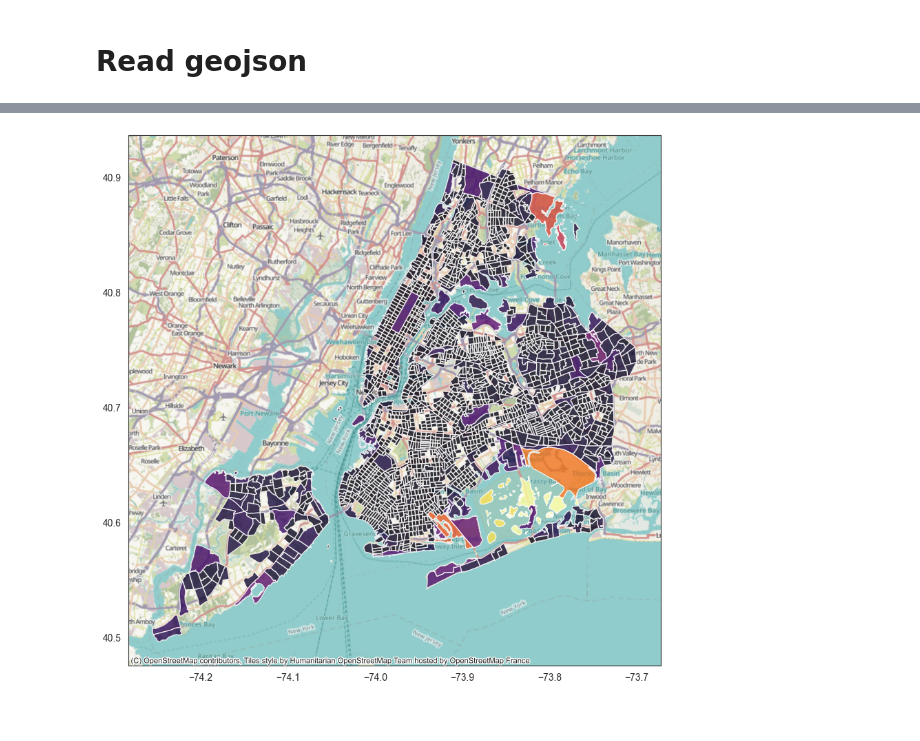
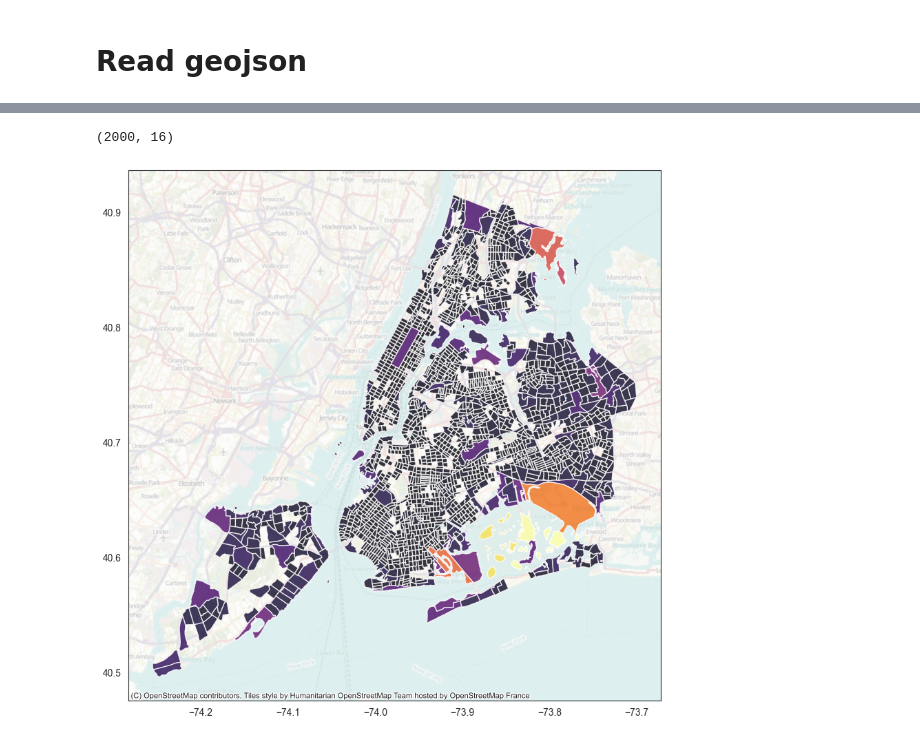
Before and after one commit to jieshu-wang-SBU/EST389_371_2026_spring, a Jupyter notebook: lectures/11-geospatial_data_analyses/11-01_geospatial_files.ipynb, the cells around one changed output, grey strips where cells are left out. Saved outputs shown, nothing was run; the diff lists cells and outputs as text; code cells hidden in the pictures.

```diff
--- a/lectures/11-geospatial_data_analyses/11-01_geospatial_files.ipynb
+++ b/lectures/11-geospatial_data_analyses/11-01_geospatial_files.ipynb
@@ -101,5 +105,9 @@ nyc.head()
+# %%
+nyc.shape
+# %% [output]
+(2000, 16)
 # %%
 ax=nyc.plot(column='Shape__Length', figsize=(10,10), alpha=0.8, cmap='inferno')
-cx.add_basemap(ax, crs=nyc.crs)
+cx.add_basemap(ax, crs=nyc.crs, alpha=0.3)
 # %% [output]
-[figure, old version]
+[figure, new version]
```
Also changed, not shown: parts of 6 cells of this notebook.
